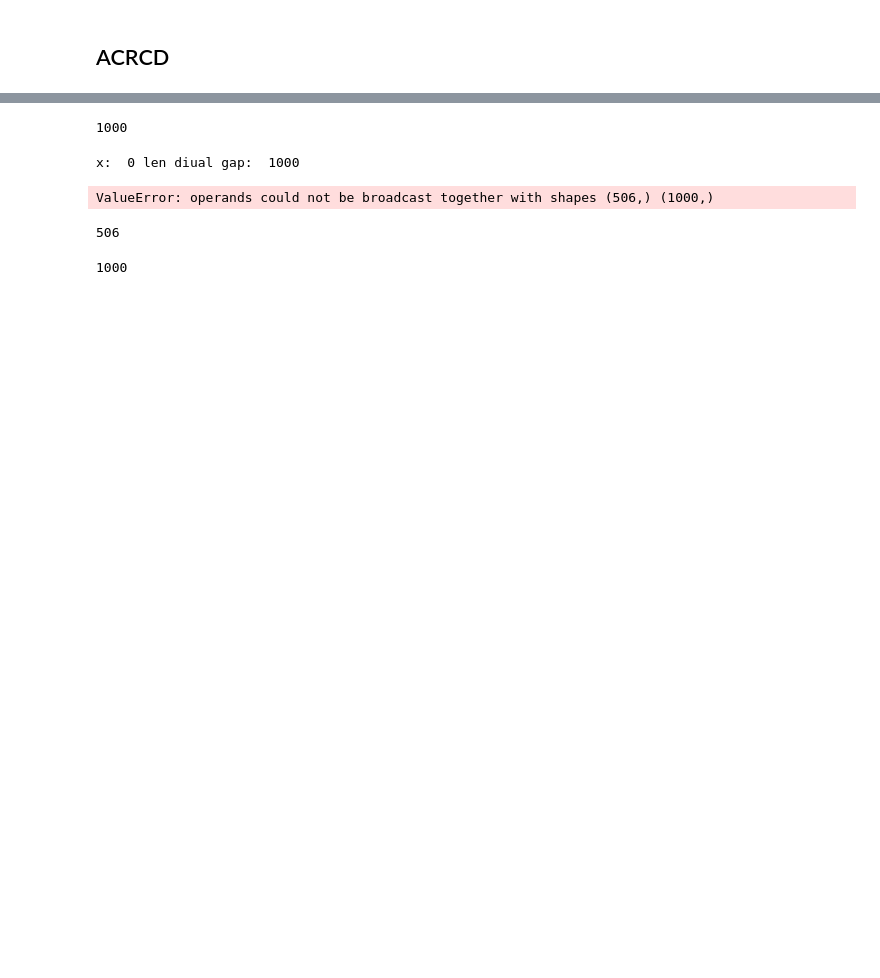
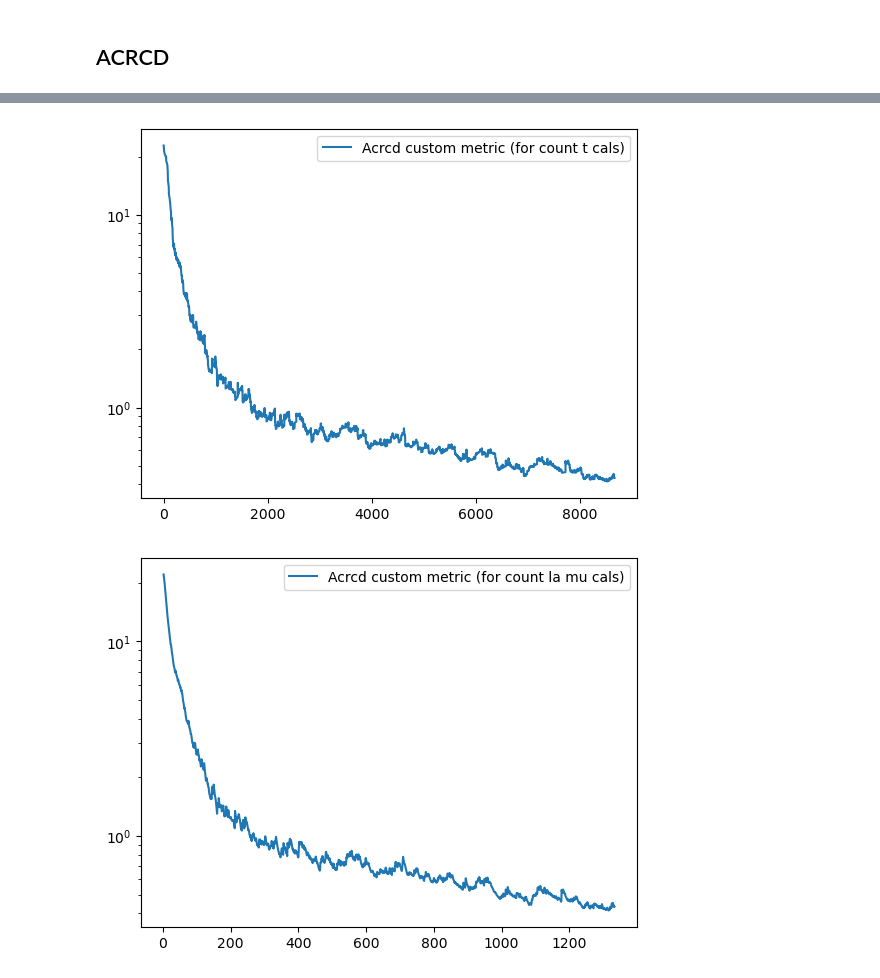
Before and after one commit to Lareton/transport_network_optimization, a Jupyter notebook: testing_all_algos.ipynb, the cells around one changed output, grey strips where cells are left out. Saved outputs shown, nothing was run; the diff lists cells and outputs as text; code cells hidden in the pictures; blank space fills up the shorter version.

Commit message:
refactor acrcd and upgrade notebook with all algos

```diff
--- a/testing_all_algos.ipynb
+++ b/testing_all_algos.ipynb
@@ -75,11 +119,4 @@ x:  66 len diual gap:  66
 # %% [markdown]
 ## ACRCD
 # %%
-results_acrcd = ACRCD_star(acrcd_stacker, *acrcd_stacker.get_init_vars_block(), K=1000)
+acrcd_results_t, acrcd_results_la_mu = ACRCD_star(acrcd_stacker, *acrcd_stacker.get_init_vars_block(), K=10000, L1_init=2, L2_init=5e-2)
-# %%
-def calc_custom_metric(results, oracle_stacker):
-    dual_gap = results.history_dual_gap
-    dual_gap_clipped = np.maximum(0, dual_gap)
-    la_mu_end_norm = np.linalg.norm(np.hstack([oracle_stacker.optim_params.la, oracle_stacker.optim_params.mu]))
-    metric = 2 * np.array(results.history_la_mu_grad_norm) * la_mu_end_norm + dual_gap_clipped
-    return metric
@@ -95,13 +122,0 @@ len(results_acrcd.history_la_mu_grad_norm)
-# %%
-len(dual_gap)
-# %% [output]
-1000
-# %%
-calc_custom_metric(results_acrcd, acrcd_stacker)
-# %% [output]
-x:  0 len diual gap:  1000
-ValueError: operands could not be broadcast together with shapes (506,) (1000,)
-# %%
-len(results_acrcd.history_la_mu_grad_norm)
-# %% [output]
-506
@@ -110,4 +123,11 @@ len(results_acrcd.history)
-# %%
-len(results_acrcd.history_dual_gap)
-# %% [output]
-1000
+# %%
+x = acrcd_results_t.history_count_calls
+acrcd_custom_metric_t = calc_custom_metric(acrcd_results_t, acrcd_stacker)
+custom_plot(x, acrcd_custom_metric_t, label="Acrcd custom metric (for count t cals)")
+
+x = acrcd_results_la_mu.history_count_calls
+acrcd_custom_metric_la_mu = calc_custom_metric(acrcd_results_la_mu, acrcd_stacker, )
+custom_plot(x, acrcd_custom_metric_la_mu, label="Acrcd custom metric (for count la mu cals)")
+# %% [output]
+[figure, added]
+[figure, added]
```
Also changed, not shown: parts of 13 cells of this notebook, 1 other file.
